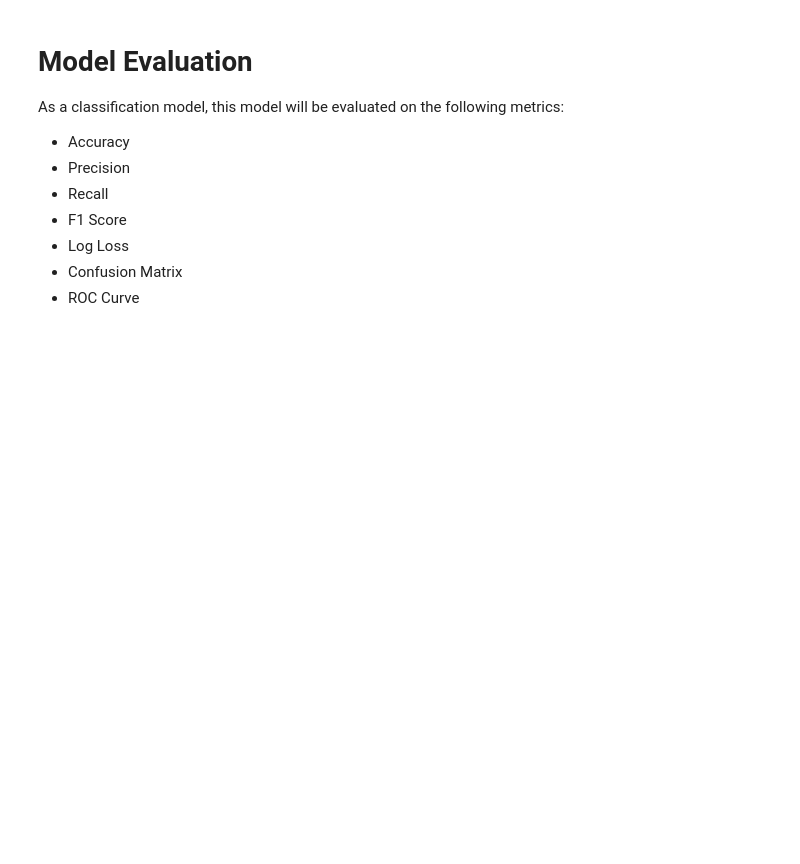
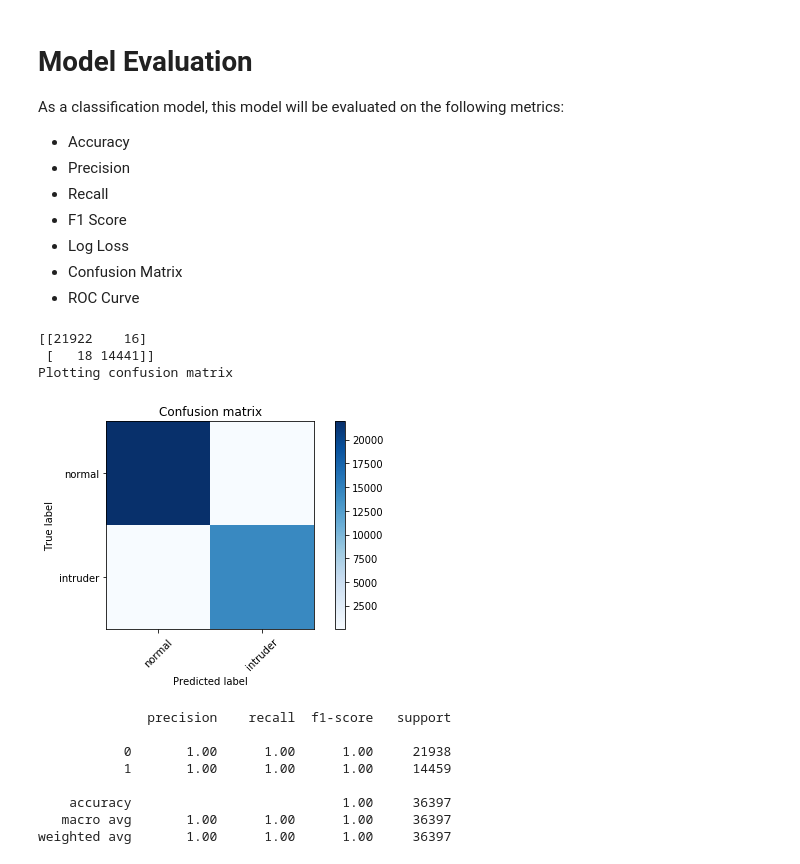
Before and after one commit to saechaol/network-intrusion-detector, a Jupyter notebook: intrusion_predictor.ipynb, the cells around one changed output. Saved outputs shown, nothing was run; the diff lists cells and outputs as text; code cells hidden in the pictures; blank space fills up the shorter version.

```diff
--- a/intrusion_predictor.ipynb
+++ b/intrusion_predictor.ipynb
@@ -301,19 +301,18 @@ convnet = Sequential()
 # add convnet layers
 input_shape = (1,121,1)
 
-convnet.add(Conv2D(256, kernel_size=(1, 5), strides=(1, 1), padding='valid',
+convnet.add(Conv2D(200, kernel_size=(1, 5), strides=(1, 1), padding='valid',
                  activation='relu',
                  input_shape=input_shape))
-
+convnet.add(Conv2D(150, (1, 4), activation='relu'))
 convnet.add(MaxPooling2D(pool_size=(1, 2), strides=None))
-
-convnet.add(Conv2D(128, (1, 5), activation='sigmoid'))
-
-convnet.add(MaxPooling2D(pool_size=(1, 2), strides=None))
-
 convnet.add(Dropout(0.25))
 
 convnet.add(Flatten())
+
+convnet.add(Dense(100, activation='relu'))
+
+convnet.add(Dropout(0.25))
 
 convnet.add(Dense(2, activation='softmax'))
 
@@ -344,7 +347,7 @@ _________________________________________________________________
 # Fit and train model
 # %%
 start_time = time.time()
-batch = 256
+batch = 128
 
 monitor = EarlyStopping(monitor='val_loss', min_delta=1e-6, patience=20, verbose=2, mode='auto')
 checkpoint = ModelCheckpoint(filepath=weights, verbose=0, save_best_only=True)
@@ -395,2 +395,19 @@ ding()
 # %% [markdown]
 # Perform predictions
+# %%
+from sklearn import metrics
+
+y_true = np.argmax(y_test[0:109188],axis=1)
+pred = convnet.predict(x_test[0:109188])
+pred = np.argmax(pred,axis=1)
+
+
+score = metrics.accuracy_score(y_true, pred)
+print('Accuracy: {}'.format(score))
+
+
+f1 = metrics.f1_score(y_true, pred, average='weighted')
+print('Averaged F1: {}'.format(f1))
+
+
+print(metrics.classification_report(y_true, pred))
@@ -404,3 +432,29 @@ As a classification model, this model will be evaluated on the following metrics
  * Log Loss
  * Confusion Matrix
  * ROC Curve
+# %%
+# Compute confusion matrix
+cm = confusion_matrix(y_true, pred)
+print(cm)
+
+
+print('Plotting confusion matrix')
+
+plt.figure()
+plot_confusion_matrix(cm, ['normal','intruder'])
+plt.show()
+
+print(classification_report(y_true, pred))
+# %% [output]
+[[21922    16]
+ [   18 14441]]
+Plotting confusion matrix
+[figure, added]
+              precision    recall  f1-score   support
+
+           0       1.00      1.00      1.00     21938
+           1       1.00      1.00      1.00     14459
+
+    accuracy                           1.00     36397
+   macro avg       1.00      1.00      1.00     36397
+weighted avg       1.00      1.00      1.00     36397
```
Also changed, not shown: parts of 8 cells of this notebook.
